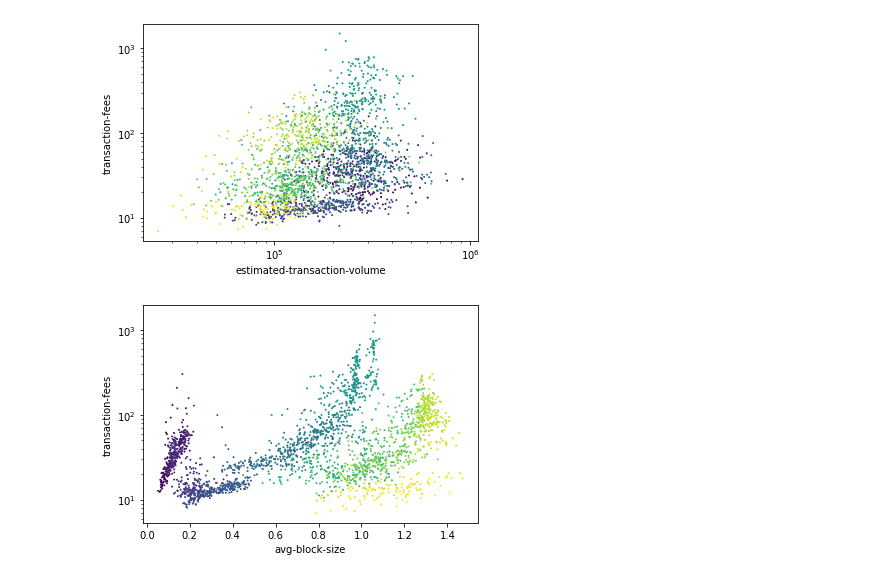
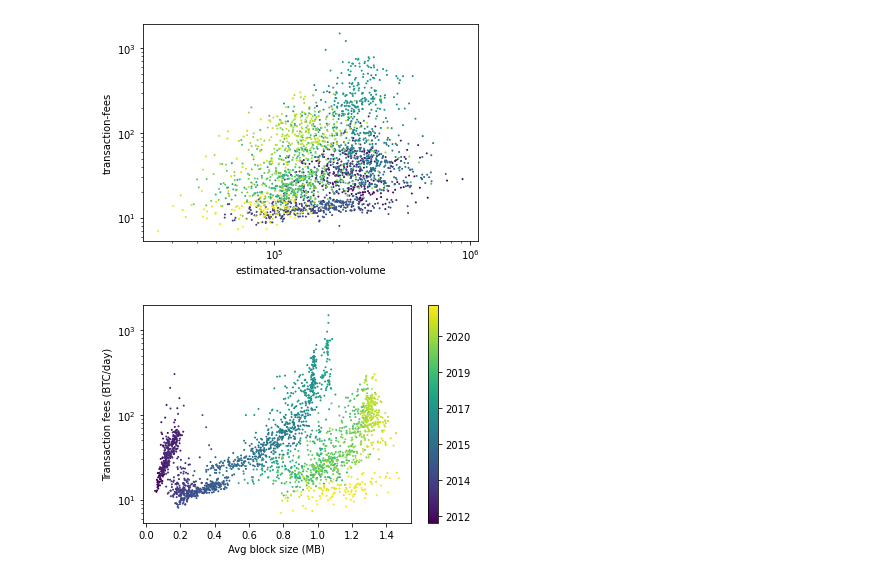
Before and after one commit to QRB-Labs/qrb, a Jupyter notebook: analysis/mining_dynamics.ipynb, the cells around one changed output. Drawn from its saved outputs; the diff is of its cells as text; code cells hidden in the pictures.

Commit message:
colorbar and legend

```diff
--- a/analysis/mining_dynamics.ipynb
+++ b/analysis/mining_dynamics.ipynb
@@ -94,8 +97,15 @@ plt.xscale('log')
 # %% [output]
 [figure]
 # %%
-df2.plot.scatter(x='avg-block-size', y='transaction-fees',
-                 s=1, c=df2.index, colormap='viridis')
+def timestamp_label(t):
+    return dt.datetime.fromtimestamp(t/1e9).strftime('%Y')
+
+plt.scatter(x=df2['avg-block-size'], y=df2['transaction-fees'],
+                 s=1, c=df2.index, cmap='viridis')
 plt.yscale('log')
+plt.ylabel('Transaction fees (BTC/day)')
+plt.xlabel('Avg block size (MB)')
+cb=plt.colorbar()
+cb.set_ticklabels([timestamp_label(t) for t in cb.get_ticks()])
 # %% [output]
-[figure, old version]
+[figure, new version]
```
Also changed, not shown: parts of 4 cells of this notebook.
